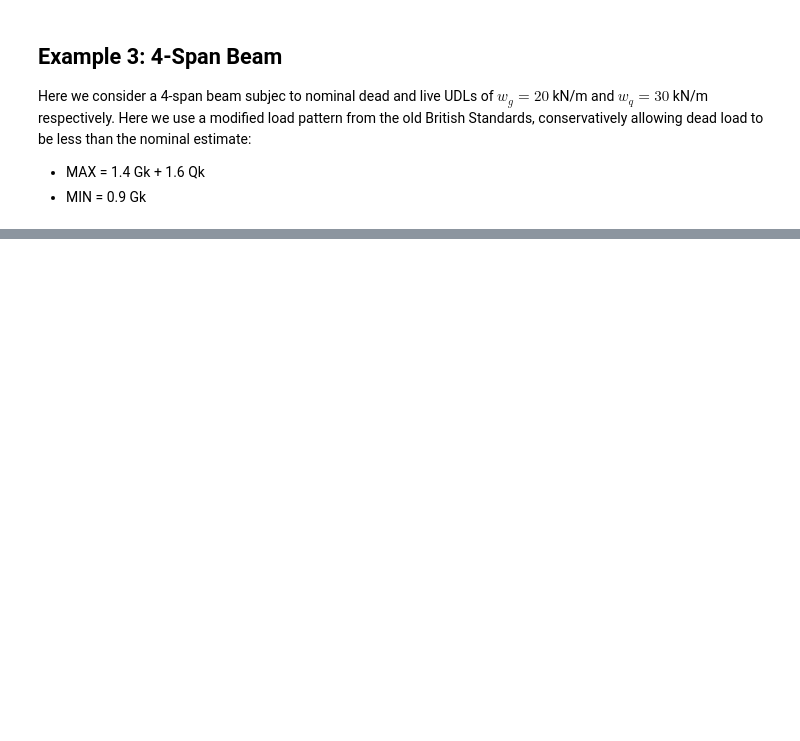
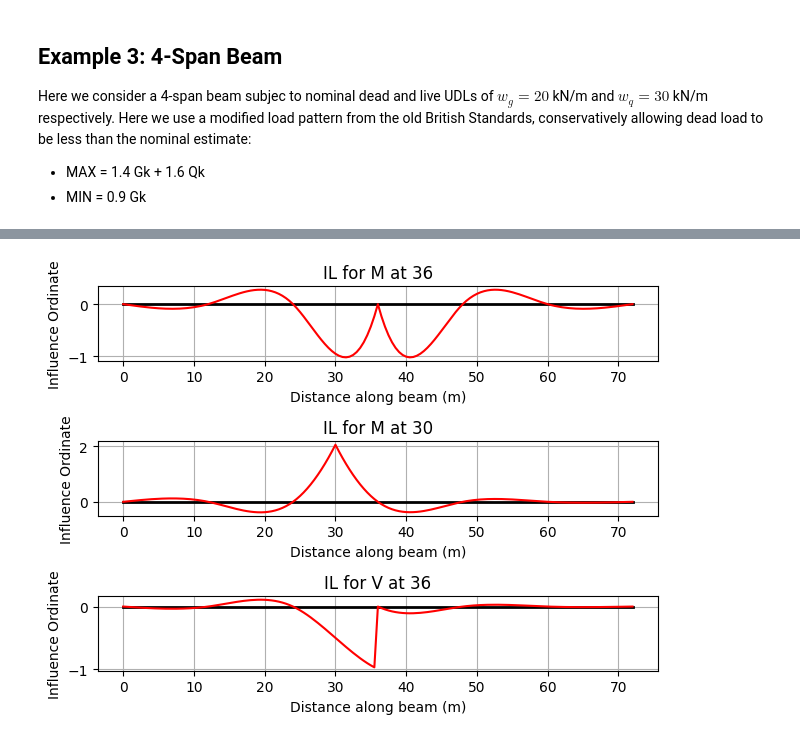
Before and after one commit to ccaprani/pycba, a Jupyter notebook: docs/source/notebooks/envelopes.ipynb, the cells around one changed output, grey strips where cells are left out. Cells and saved outputs as stored; diff of their text form; code cells hidden in the pictures; blank space fills up the shorter version.

```diff
--- a/docs/source/notebooks/envelopes.ipynb
+++ b/docs/source/notebooks/envelopes.ipynb
@@ -147,0 +171,15 @@ env.plot(figsize=(9,6));
+# %%
+L = [12, 12, 12, 12, 12, 12]
+R = [-1, 0, -1, 0, -1, 0, -1, 0, -1, 0, -1, 0, -1, 0]
+EI = 210* 900* 1e-6
+ils = cba.InfluenceLines(L, EI, R)
+ils.create_ils(step=0.5)
+il_V = ils.get_il(36,'V')
+il_M_hog = ils.get_il(36, 'M')
+fig, axs  = plt.subplots(nrows=3, ncols=1)
+ils.plot_il(36, 'M', axs[0])
+ils.plot_il(30, 'M',axs[1])
+ils.plot_il(36, 'V' ,axs[2])
+plt.show()
+# %% [output]
+[figure, added]
```
Also changed, not shown: parts of 14 cells of this notebook.
